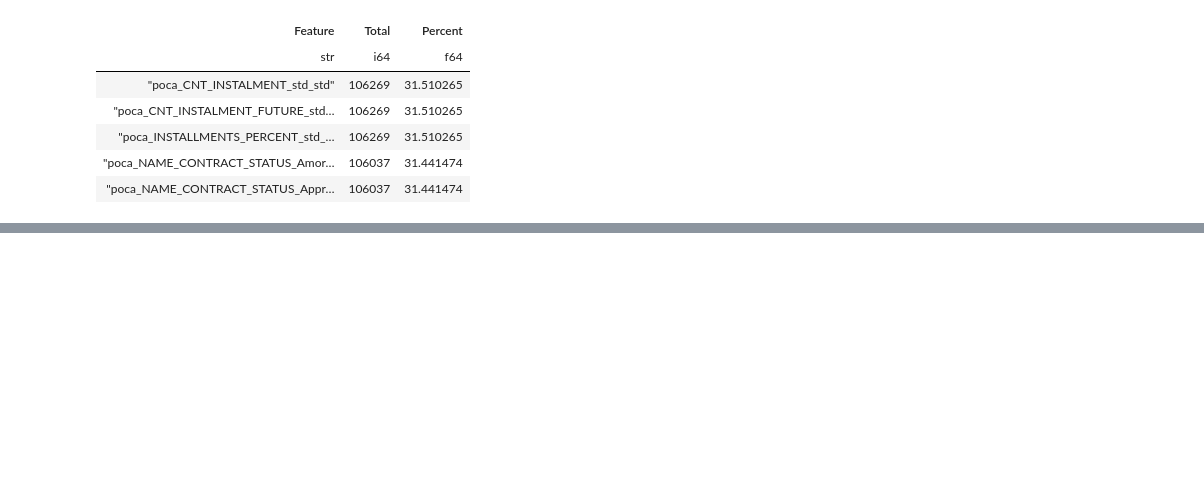
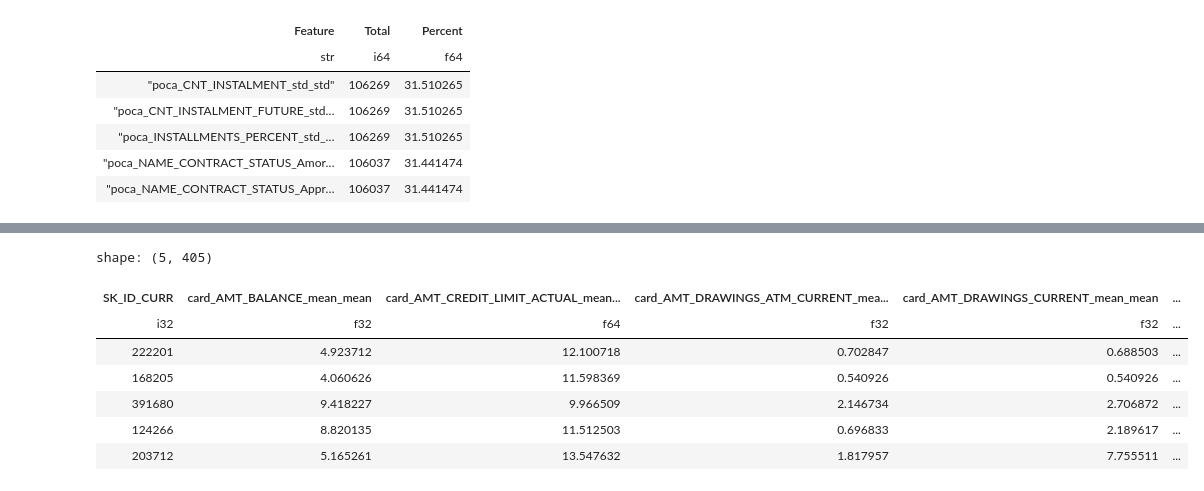
Before and after one commit to mohakapoor/CreditRiskAnalyzer, a Jupyter notebook: src/preprocessing.ipynb, the cells around one changed output, grey strips where cells are left out. Cells and saved outputs as stored; diff of their text form; code cells hidden in the pictures; blank space fills up the shorter version.

```diff
--- a/src/preprocessing.ipynb
+++ b/src/preprocessing.ipynb
@@ -549,0 +562,34 @@ del poca
+# %%
+### FEATURE ENGINEERING
+
+# logarithms
+log_vars = ["AMT_BALANCE", "AMT_CREDIT_LIMIT_ACTUAL", "AMT_DRAWINGS_ATM_CURRENT", "AMT_DRAWINGS_CURRENT",
+            "AMT_DRAWINGS_OTHER_CURRENT", "AMT_DRAWINGS_POS_CURRENT", "AMT_INST_MIN_REGULARITY",
+            "AMT_PAYMENT_CURRENT", "AMT_PAYMENT_TOTAL_CURRENT", "AMT_RECEIVABLE_PRINCIPAL",
+            "AMT_RECIVABLE", "AMT_TOTAL_RECEIVABLE"]
+card = utils.create_logarithms(card, log_vars, replace = True)
+# %%
+# dummy encodnig for factors
+card = card.to_dummies(cs.string(), drop_first = True)
+# %%
+### AGGREGATIONS
+card_id = card.select(["SK_ID_CURR", "SK_ID_PREV"]).unique()
+
+cnt_mon = (
+    card
+    .group_by("SK_ID_PREV")
+    .agg(
+        pl.col("MONTHS_BALANCE").count().alias("card_MON_COUNT")
+    )
+)
+
+card = card.drop(["MONTHS_BALANCE","SK_ID_CURR"])
+
+agg_card = utils.aggregate_data(card,id_var = "SK_ID_PREV")
+agg_card = agg_card.join(cnt_mon,how="left",on="SK_ID_PREV")
+
+agg_card = agg_card.join(card_id,how="left",on = "SK_ID_PREV")
+
+agg_card = agg_card.drop("SK_ID_PREV")
+
+agg_card = utils.aggregate_data(agg_card,id_var="SK_ID_CURR",label="card")
@@ -549,0 +618,12 @@ del poca
+# %%
+# check data
+agg_card.head()
+# %% [output]
+shape: (5, 405)
+| SK_ID_CURR | card_AMT_BALANCE_mean_mean | card_AMT_CREDIT_LIMIT_ACTUAL_mean... | card_AMT_DRAWINGS_ATM_CURRENT_mea... | card_AMT_DRAWINGS_CURRENT_mean_mean | ... |
+| i32 | f32 | f64 | f32 | f32 | ... |
+| 222201 | 4.923712 | 12.100718 | 0.702847 | 0.688503 | ... |
+| 168205 | 4.060626 | 11.598369 | 0.540926 | 0.540926 | ... |
+| 391680 | 9.418227 | 9.966509 | 2.146734 | 2.706872 | ... |
+| 124266 | 8.820135 | 11.512503 | 0.696833 | 2.189617 | ... |
+| 203712 | 5.165261 | 13.547632 | 1.817957 | 7.755511 | ... |
```
Also changed, not shown: parts of 20 cells of this notebook.
